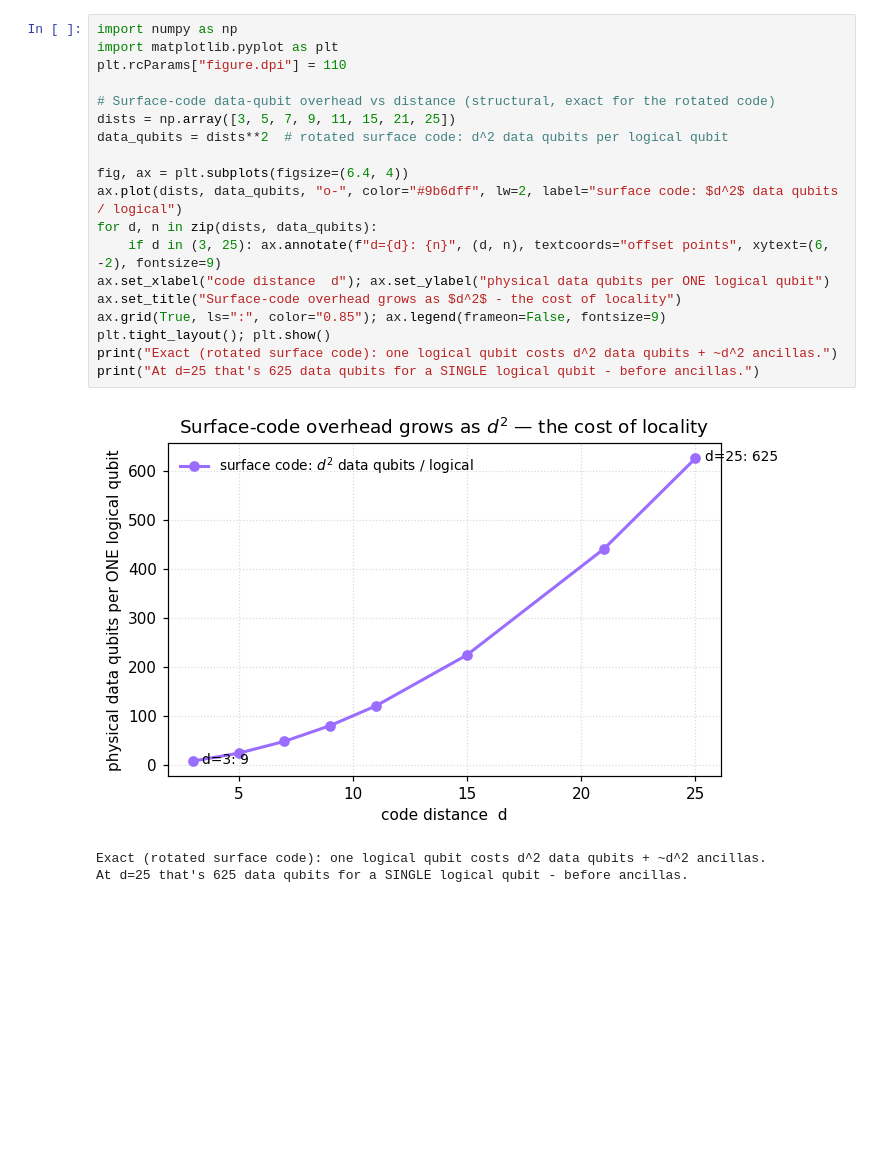
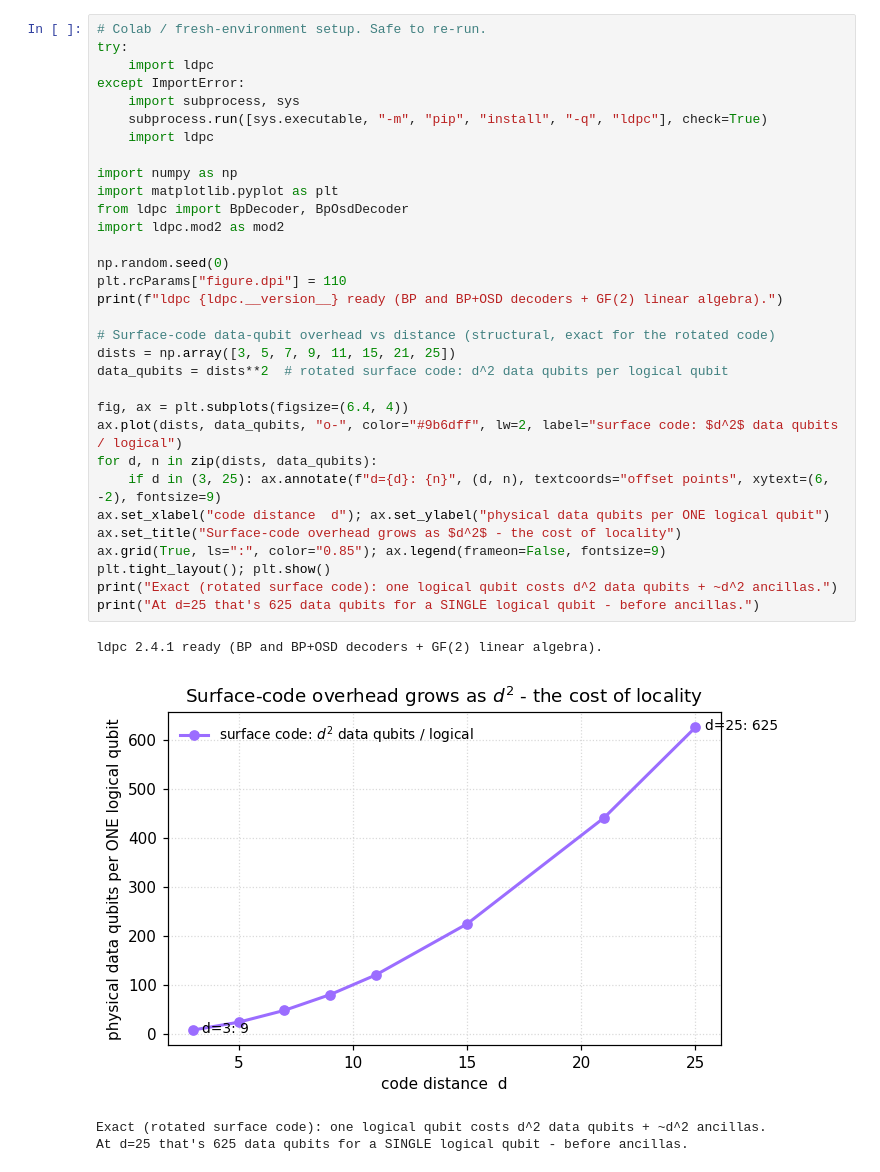
Before and after one commit to kondshk/QEC-Explorer, a Jupyter notebook: notebook04_qldpc_bivariate_bicycle.ipynb, the cells around one changed output. Saved outputs shown, nothing was run; the diff lists cells and outputs as text; blank space fills up the shorter version.

```diff
--- a/notebook04_qldpc_bivariate_bicycle.ipynb
+++ b/notebook04_qldpc_bivariate_bicycle.ipynb
@@ -23,27 +28,41 @@ A distance-$d$ rotated surface code (the one we built) uses $d^2$ data qubits to
 
 Published estimates for *running real algorithms* (where you need many logical qubits each at very low error rate) put the surface-code cost on the order of **~1,000 physical qubits per logical qubit** - this specific round figure is **illustrative** of the commonly-cited scale, not a single sourced constant, because the exact number depends on the target error rate and architecture. The *structural* fact is solid and citable: surface-code overhead grows like $d^2$ and that becomes the dominant cost at scale.
 # %%
+# Colab / fresh-environment setup. Safe to re-run.
+try:
+    import ldpc
+except ImportError:
+    import subprocess, sys
+    subprocess.run([sys.executable, "-m", "pip", "install", "-q", "ldpc"], check=True)
+    import ldpc
+
 import numpy as np
 import matplotlib.pyplot as plt
+from ldpc import BpDecoder, BpOsdDecoder
+import ldpc.mod2 as mod2
+
+np.random.seed(0)
 plt.rcParams["figure.dpi"] = 110
+print(f"ldpc {ldpc.__version__} ready (BP and BP+OSD decoders + GF(2) linear algebra).")
 
 # Surface-code data-qubit overhead vs distance (structural, exact for the rotated code)
 dists = np.array([3, 5, 7, 9, 11, 15, 21, 25])
 data_qubits = dists**2  # rotated surface code: d^2 data qubits per logical qubit
 
 fig, ax = plt.subplots(figsize=(6.4, 4))
 ax.plot(dists, data_qubits, "o-", color="#9b6dff", lw=2, label="surface code: $d^2$ data qubits / logical")
 for d, n in zip(dists, data_qubits):
     if d in (3, 25): ax.annotate(f"d={d}: {n}", (d, n), textcoords="offset points", xytext=(6, -2), fontsize=9)
 ax.set_xlabel("code distance  d"); ax.set_ylabel("physical data qubits per ONE logical qubit")
 ax.set_title("Surface-code overhead grows as $d^2$ - the cost of locality")
 ax.grid(True, ls=":", color="0.85"); ax.legend(frameon=False, fontsize=9)
 plt.tight_layout(); plt.show()
 print("Exact (rotated surface code): one logical qubit costs d^2 data qubits + ~d^2 ancillas.")
 print("At d=25 that's 625 data qubits for a SINGLE logical qubit - before ancillas.")
 # %% [output]
+ldpc 2.4.1 ready (BP and BP+OSD decoders + GF(2) linear algebra).
-[figure, old version]
+[figure, new version]
-Exact (rotated surface code): one logical qubit costs d^2 data qubits + ~d^2 ancillas.
-At d=25 that's 625 data qubits for a SINGLE logical qubit - before ancillas.
+Exact (rotated surface code): one logical qubit costs d^2 data qubits + ~d^2 ancillas.
+At d=25 that's 625 data qubits for a SINGLE logical qubit - before ancillas.
 # %% [markdown]
 ---
```
Also changed, not shown: parts of 21 cells of this notebook, 5 other files.
